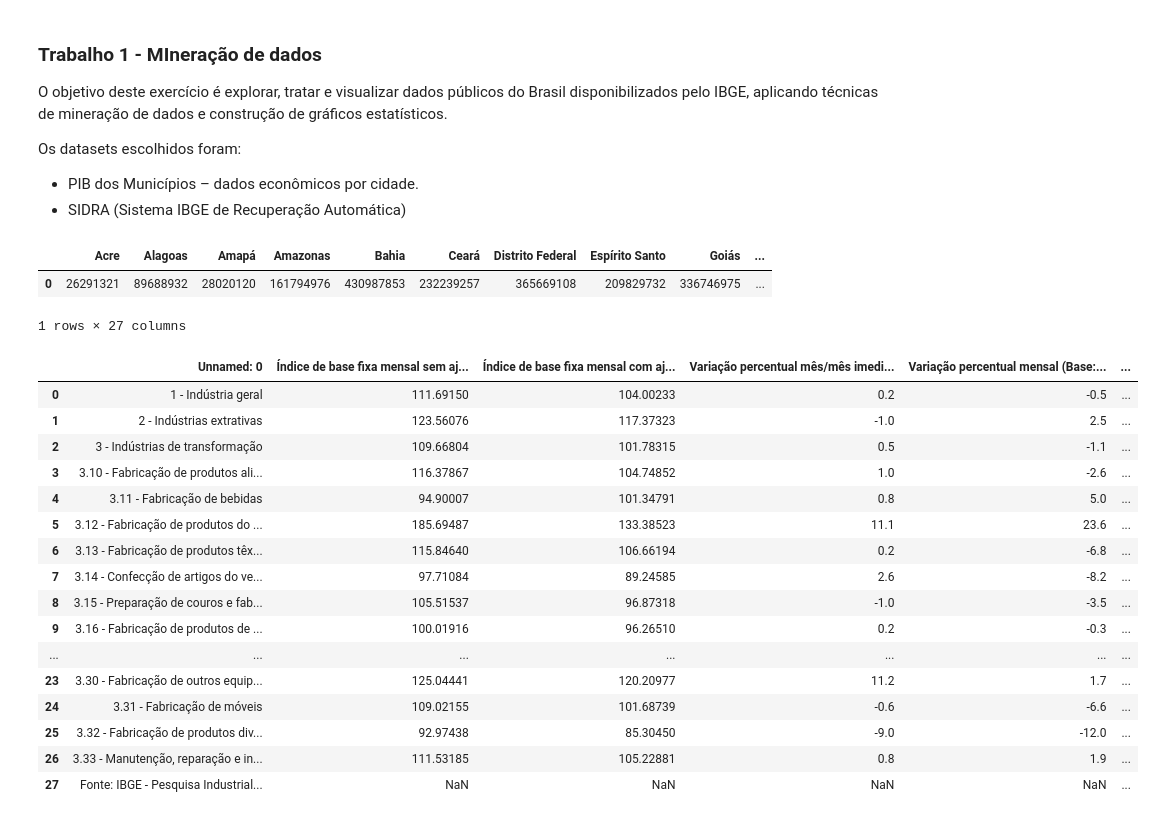
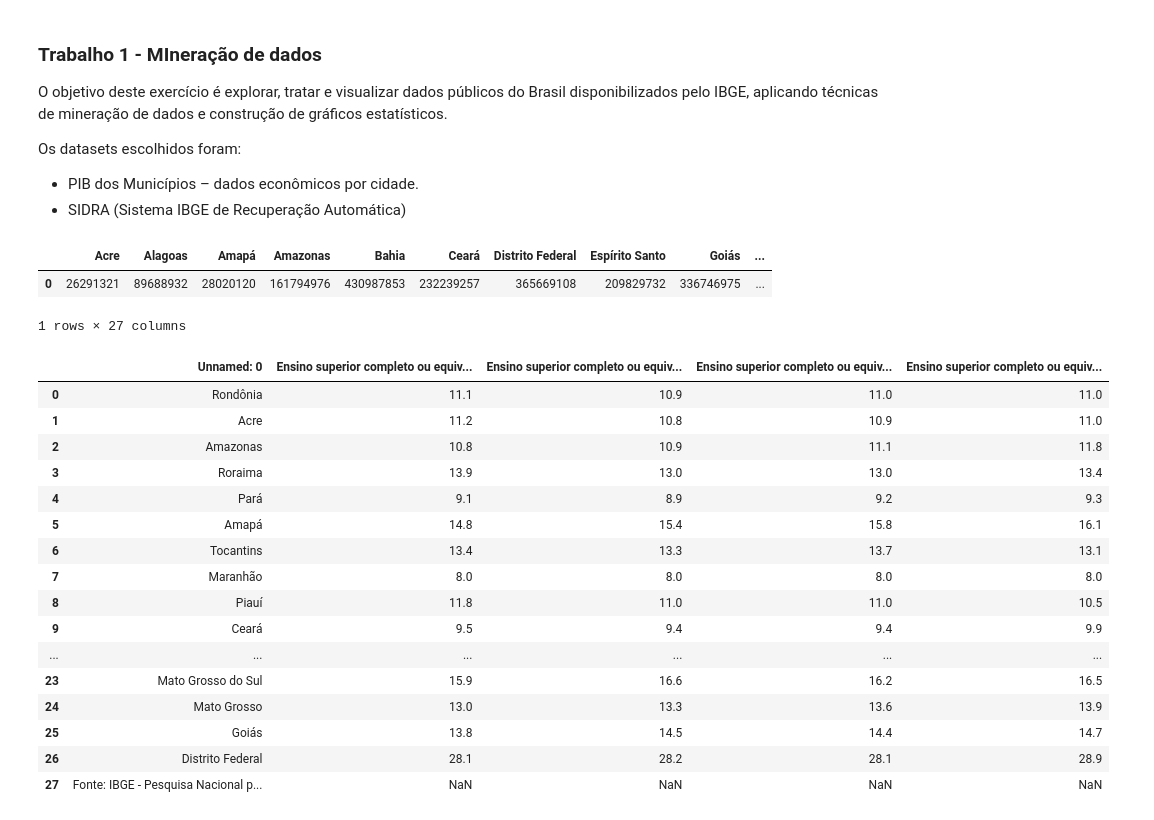
Before and after one commit to LiviaP24/mineracao-de-dados, a Jupyter notebook: trabalho.ipynb, the cells around one changed output. Cells and saved outputs as stored; diff of their text form; code cells hidden in the pictures.

```diff
--- a/trabalho.ipynb
+++ b/trabalho.ipynb
@@ -8,34 +8,34 @@ Os datasets escolhidos foram:
 # %%
 import pandas as pd
 import numpy as np
 from pathlib import Path
 
 caminho1 = Path("datas/PIBMunicipios.csv")
-caminho2 = Path("datas/SIDRA.xlsx")
+caminho2 = Path("datas/tabela_ensino.xlsx")
 
 df_pib = pd.read_csv(caminho1, sep=';', skiprows=1, nrows=1, encoding='utf-8')
-df_sidra = pd.read_excel(caminho2, skiprows= 3)
+df_educacao = pd.read_excel(caminho2, skiprows=4)
 
 display(df_pib)
-display(df_sidra)
+display(df_educacao)
 # %% [output]
 |  | Acre | Alagoas | Amapá | Amazonas | Bahia | Ceará | Distrito Federal | Espírito Santo | Goiás | ... |
 | 0 | 26291321 | 89688932 | 28020120 | 161794976 | 430987853 | 232239257 | 365669108 | 209829732 | 336746975 | ... |
 1 rows × 27 columns
-|  | Unnamed: 0 | Índice de base fixa mensal sem aj... | Índice de base fixa mensal com aj... | Variação percentual mês/mês imedi... | Variação percentual mensal (Base:... | ... |
-| 0 | 1 - Indústria geral | 111.69150 | 104.00233 | 0.2 | -0.5 | ... |
-| 1 | 2 - Indústrias extrativas | 123.56076 | 117.37323 | -1.0 | 2.5 | ... |
-| 2 | 3 - Indústrias de transformação | 109.66804 | 101.78315 | 0.5 | -1.1 | ... |
-| 3 | 3.10 - Fabricação de produtos ali... | 116.37867 | 104.74852 | 1.0 | -2.6 | ... |
-| 4 | 3.11 - Fabricação de bebidas | 94.90007 | 101.34791 | 0.8 | 5.0 | ... |
-| 5 | 3.12 - Fabricação de produtos do ... | 185.69487 | 133.38523 | 11.1 | 23.6 | ... |
-| 6 | 3.13 - Fabricação de produtos têx... | 115.84640 | 106.66194 | 0.2 | -6.8 | ... |
-| 7 | 3.14 - Confecção de artigos do ve... | 97.71084 | 89.24585 | 2.6 | -8.2 | ... |
-| 8 | 3.15 - Preparação de couros e fab... | 105.51537 | 96.87318 | -1.0 | -3.5 | ... |
-| 9 | 3.16 - Fabricação de produtos de ... | 100.01916 | 96.26510 | 0.2 | -0.3 | ... |
-| ... | ... | ... | ... | ... | ... | ... |
-| 23 | 3.30 - Fabricação de outros equip... | 125.04441 | 120.20977 | 11.2 | 1.7 | ... |
-| 24 | 3.31 - Fabricação de móveis | 109.02155 | 101.68739 | -0.6 | -6.6 | ... |
-| 25 | 3.32 - Fabricação de produtos div... | 92.97438 | 85.30450 | -9.0 | -12.0 | ... |
-| 26 | 3.33 - Manutenção, reparação e in... | 111.53185 | 105.22881 | 0.8 | 1.9 | ... |
-| 27 | Fonte: IBGE - Pesquisa Industrial... | NaN | NaN | NaN | NaN | ... |
+|  | Unnamed: 0 | Ensino superior completo ou equiv... | Ensino superior completo ou equiv... | Ensino superior completo ou equiv... | Ensino superior completo ou equiv... |
+| 0 | Rondônia | 11.1 | 10.9 | 11.0 | 11.0 |
+| 1 | Acre | 11.2 | 10.8 | 10.9 | 11.0 |
+| 2 | Amazonas | 10.8 | 10.9 | 11.1 | 11.8 |
+| 3 | Roraima | 13.9 | 13.0 | 13.0 | 13.4 |
+| 4 | Pará | 9.1 | 8.9 | 9.2 | 9.3 |
+| 5 | Amapá | 14.8 | 15.4 | 15.8 | 16.1 |
+| 6 | Tocantins | 13.4 | 13.3 | 13.7 | 13.1 |
+| 7 | Maranhão | 8.0 | 8.0 | 8.0 | 8.0 |
+| 8 | Piauí | 11.8 | 11.0 | 11.0 | 10.5 |
+| 9 | Ceará | 9.5 | 9.4 | 9.4 | 9.9 |
+| ... | ... | ... | ... | ... | ... |
+| 23 | Mato Grosso do Sul | 15.9 | 16.6 | 16.2 | 16.5 |
+| 24 | Mato Grosso | 13.0 | 13.3 | 13.6 | 13.9 |
+| 25 | Goiás | 13.8 | 14.5 | 14.4 | 14.7 |
+| 26 | Distrito Federal | 28.1 | 28.2 | 28.1 | 28.9 |
+| 27 | Fonte: IBGE - Pesquisa Nacional p... | NaN | NaN | NaN | NaN |
```
Also changed, not shown: parts of 6 cells of this notebook, 2 other files.
